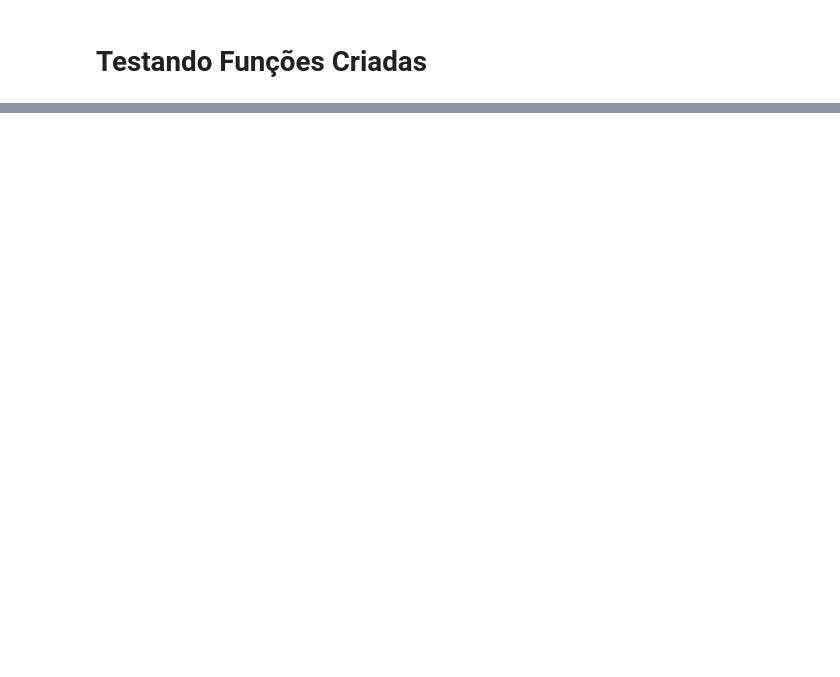
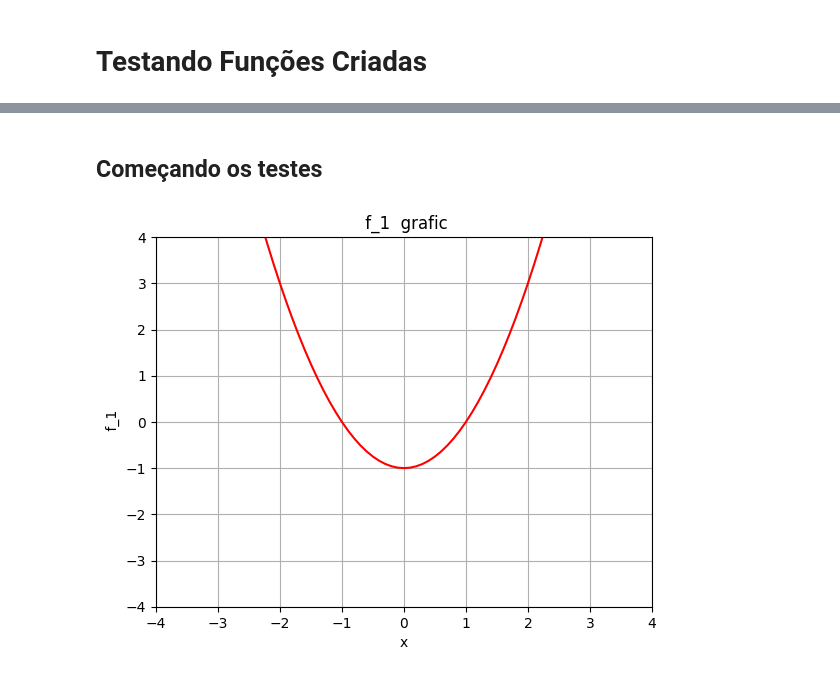
Before and after one commit to DougAugSilva/grafpy, a Jupyter notebook: notebooks/examples.ipynb, the cells around one changed output, grey strips where cells are left out. Saved outputs shown, nothing was run; the diff lists cells and outputs as text; code cells hidden in the pictures; blank space fills up the shorter version.

```diff
--- a/notebooks/examples.ipynb
+++ b/notebooks/examples.ipynb
@@ -55,0 +31,10 @@ sys.path.append('D:\\1 - CODIGOS\\Python\\biblioteca_plot_graficos')
+# %% [markdown]
+## Começando os testes
+# %%
+def f_1(x:float) -> float:
+    f_1 = x**2 - 1
+    return f_1
+# %%
+gpyp.plot_func(f_1, -3, 4, -4, 4, "r")
+# %% [output]
+[figure, added]
```
Also changed, not shown: parts of 10 cells of this notebook, 2 other files.
